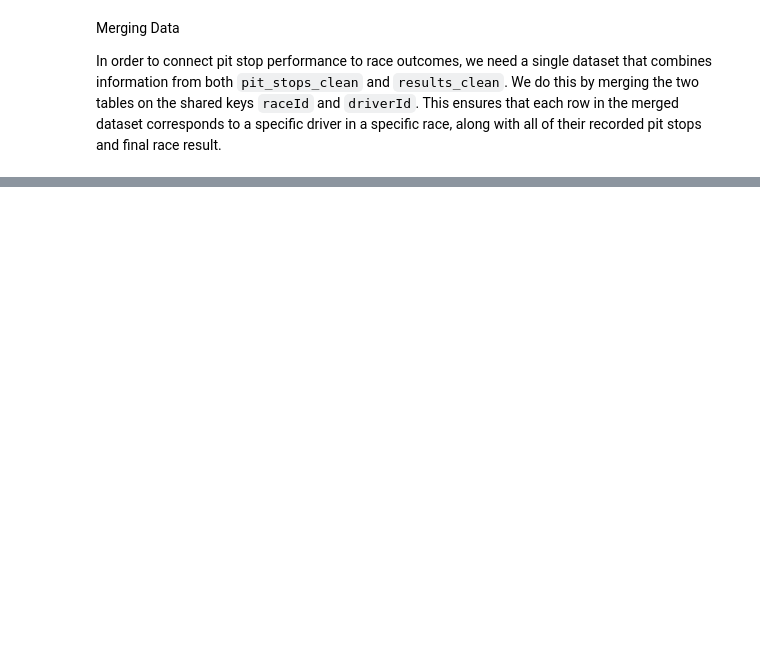
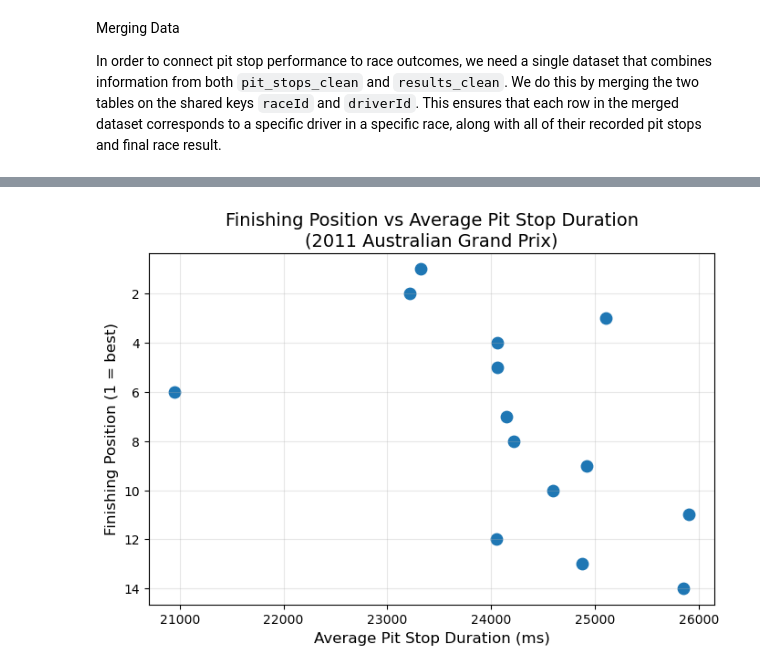
Before and after one commit to a1yssachai/qtm151fall2025, a Jupyter notebook: Final Project/Group Project QTM 151/Final Group Project Draft 1.ipynb, the cells around one changed output, grey strips where cells are left out. Drawn from its saved outputs; the diff is of its cells as text; code cells hidden in the pictures; blank space fills up the shorter version.

```diff
--- a/Final Project/Group Project QTM 151/Final Group Project Draft 1.ipynb
+++ b/Final Project/Group Project QTM 151/Final Group Project Draft 1.ipynb
@@ -195,0 +340,13 @@ Things to maybe do:
+# %%
+plt.figure(figsize=(8,5))
+plt.scatter(race_data["avgStopDuration"], race_data["position"], s=80)
+
+plt.xlabel("Average Pit Stop Duration (ms)", fontsize=12)
+plt.ylabel("Finishing Position (1 = best)", fontsize=12)
+plt.title("Finishing Position vs Average Pit Stop Duration\n(2011 Australian Grand Prix)", fontsize=14)
+
+plt.gca().invert_yaxis()
+plt.grid(alpha=0.3)
+plt.show()
+# %% [output]
+[figure, added]
```
Also changed, not shown: parts of 33 cells of this notebook, 1 other file.
